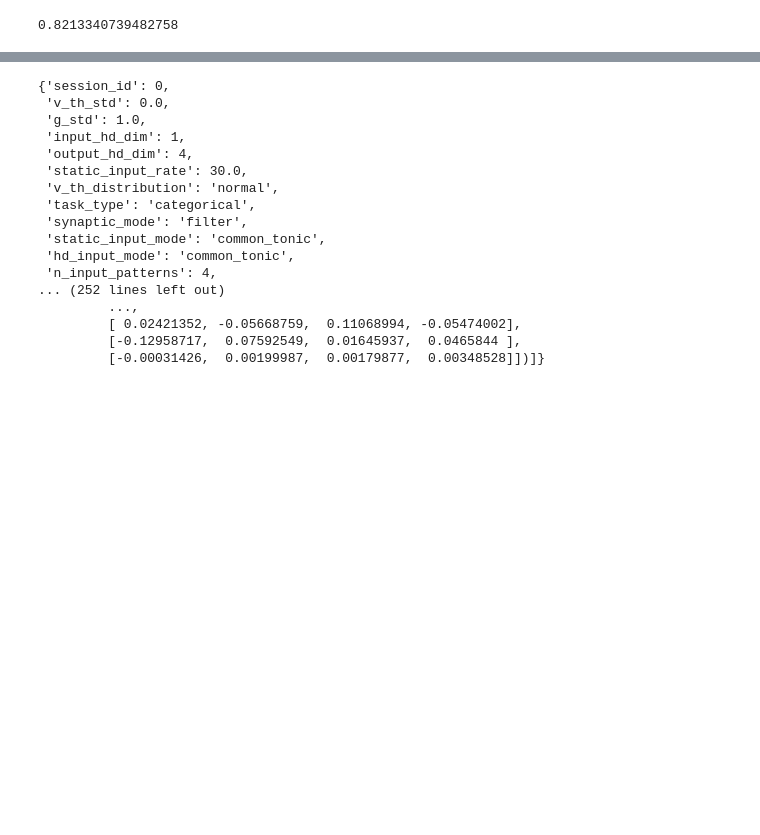
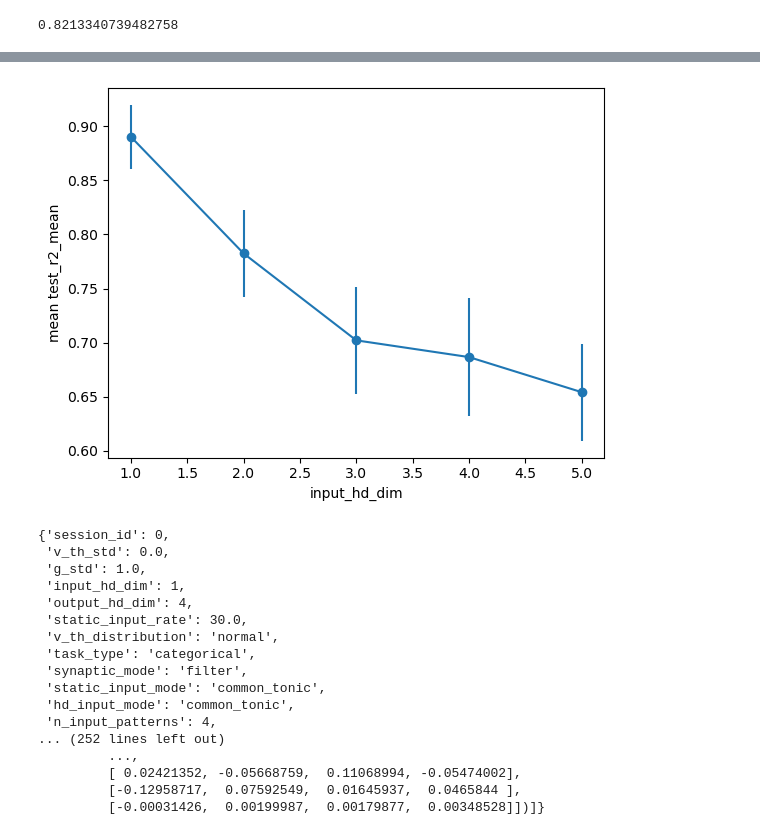
Before and after one commit to fraziphy/spiking-rnn-heterogeneity, a Jupyter notebook: Untitled8.ipynb, the cells around one changed output, grey strips where cells are left out. Drawn from its saved outputs; the diff is of its cells as text; code cells hidden in the pictures; blank space fills up the shorter version.

```diff
--- a/Untitled8.ipynb
+++ b/Untitled8.ipynb
@@ -63,3 +63,38 @@ plt.show()
+# %%
+import pickle
+import numpy as np
+import matplotlib.pyplot as plt
+
+session_ids = np.arange(5)
+
+hdin_vals = [1, 2, 3, 4, 5]
+hdout_vals = [1]
+
+test_r2_data = {hdin: [] for hdin in hdin_vals}
+
+for sess in session_ids:
+    for hdin in hdin_vals:
+        filename = f'results/categorical/data/task_categorical_session_{sess}_vth_0.000_g_1.000_rate_30_hdin_{hdin}_hdout_4.pkl'
+        with open(filename, 'rb') as f:
+            results = pickle.load(f)
+        # Adjust this indexing if results is a list of dicts
+        test_r2_data[hdin].append(results[0]['test_accuracy_mean'])
+
+fig, ax = plt.subplots()
+
+means = []
+stds = []
+for hdin in hdin_vals:
+    vals = test_r2_data[hdin]
+    means.append(np.mean(vals))
+    stds.append(np.std(vals))
+ax.errorbar(hdin_vals, means, yerr=stds, fmt='-o')
+
+ax.set_xlabel('input_hd_dim')
+ax.set_ylabel('mean test_r2_mean')
+plt.show()
+# %% [output]
+[figure, added]
 # %%
 results[0]
 # %% [output]
```
Also changed, not shown: parts of 1 cell of this notebook, 16 other files.
